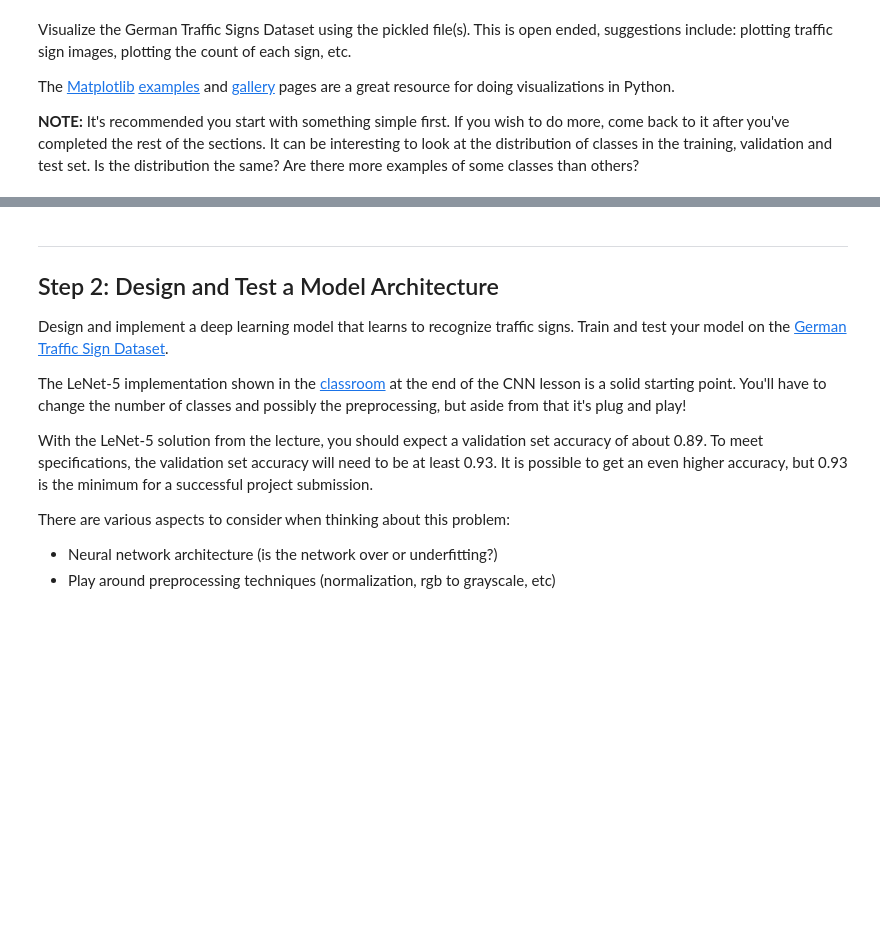
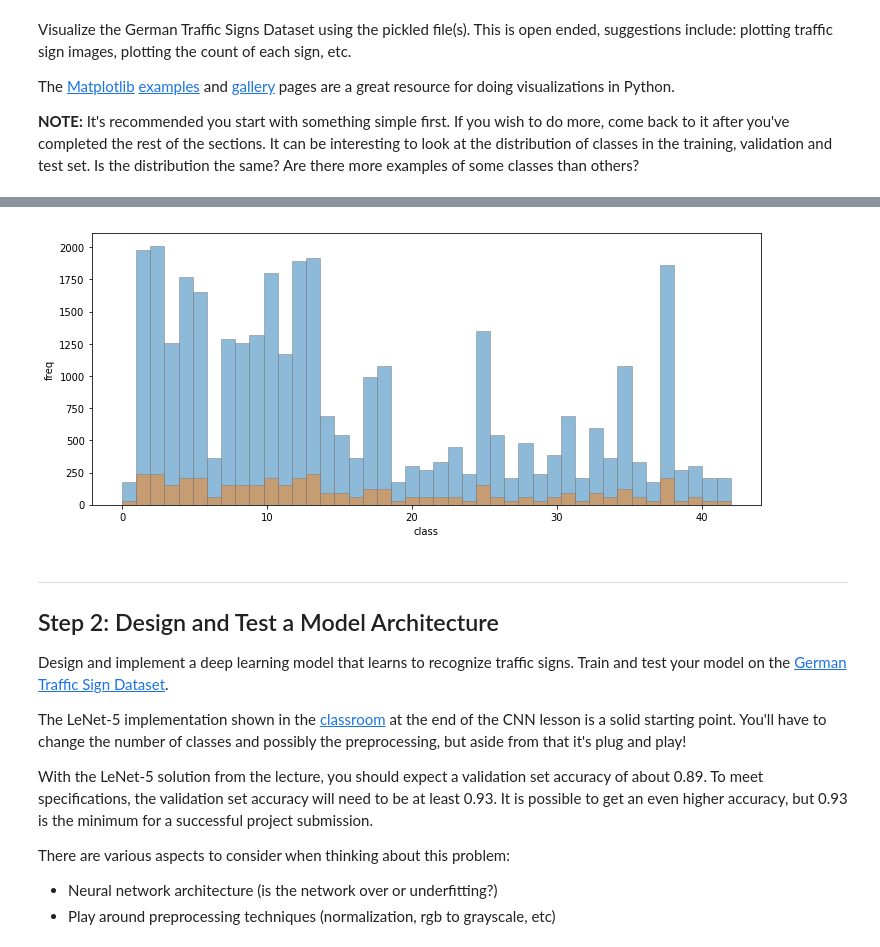
Before and after one commit to kei-sato/CarND-Traffic-Sign-Classifier-Project, a Jupyter notebook: Traffic_Sign_Classifier.ipynb, the cells around one changed output, grey strips where cells are left out. Cells and saved outputs as stored; diff of their text form; code cells hidden in the pictures; blank space fills up the shorter version.

```diff
--- a/Traffic_Sign_Classifier.ipynb
+++ b/Traffic_Sign_Classifier.ipynb
@@ -99,3 +115,13 @@ print(y_train[index])
+# %%
+plt.figure(figsize=(12,5))
+plt.hist(y_train,n_classes,alpha=0.5,edgecolor='gray')
+plt.hist(y_valid,n_classes,alpha=0.5,edgecolor='gray')
+#plt.hist(y_test,n_classes,alpha=0.5,edgecolor='gray')
+plt.xlabel("class")
+plt.ylabel("freq")
+plt.show()
+# %% [output]
+[figure, added]
 # %% [markdown]
 ----
 
```
Also changed, not shown: parts of 20 cells of this notebook.
